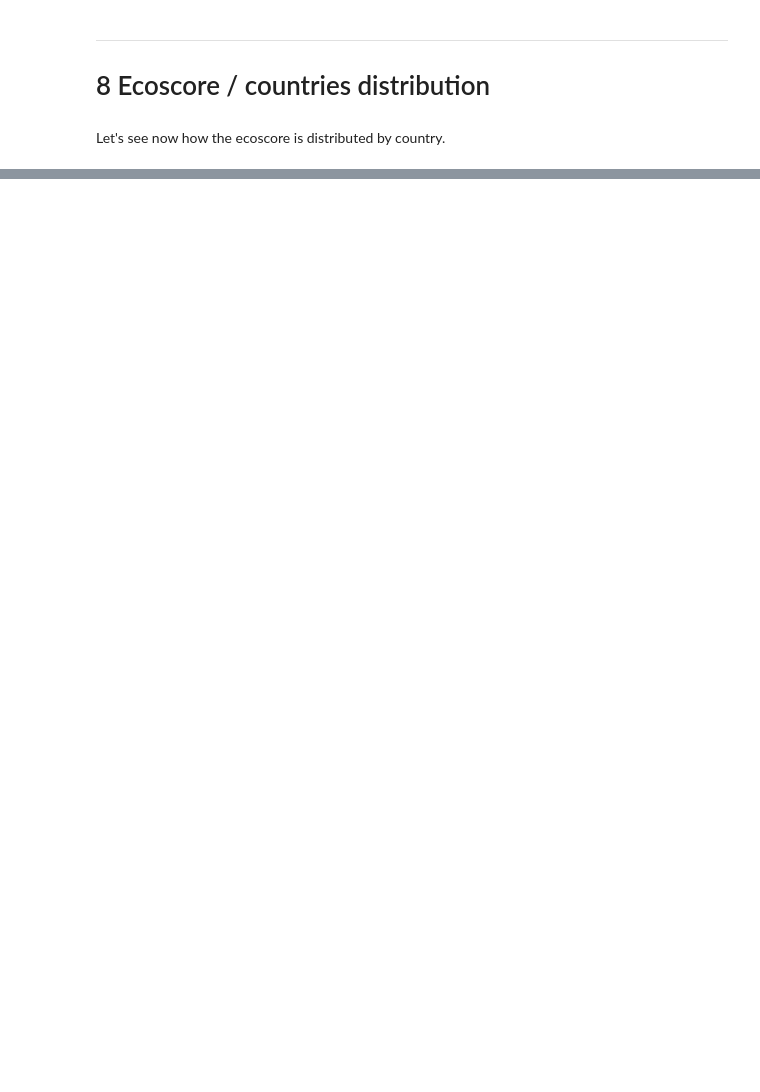
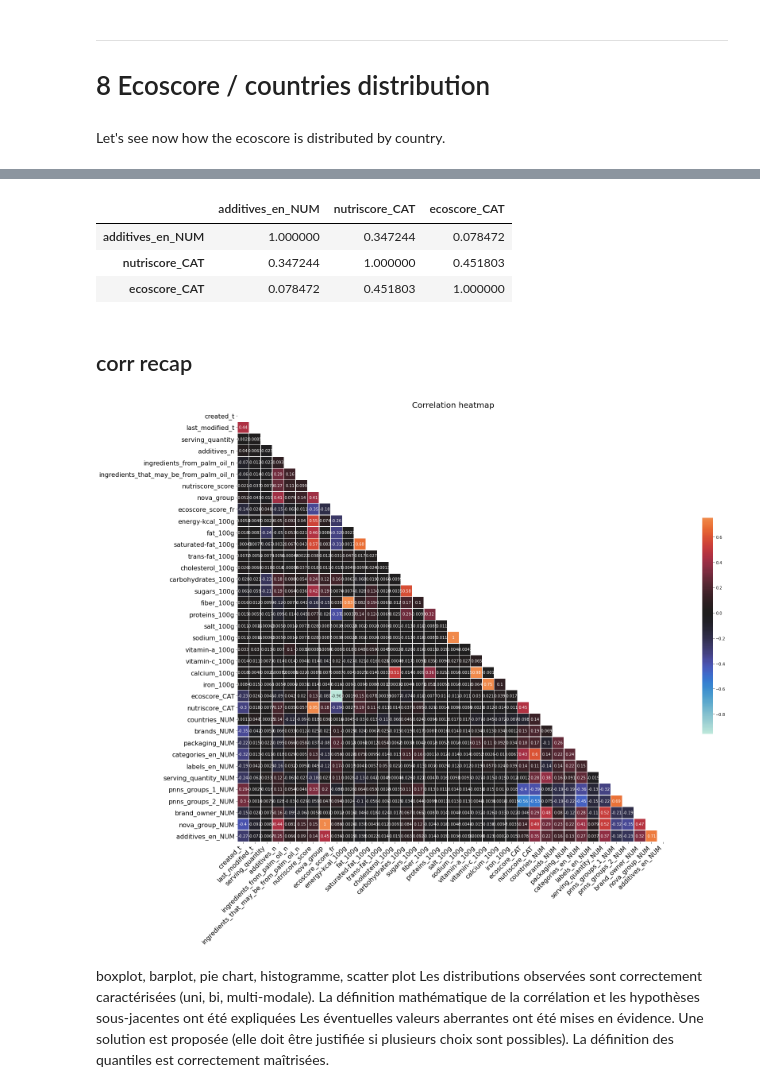
Before and after one commit to curiousmindflow/oc-ml-p2, a Jupyter notebook: exploration.ipynb, the cells around one changed output, grey strips where cells are left out. Saved outputs shown, nothing was run; the diff lists cells and outputs as text; code cells hidden in the pictures; blank space fills up the shorter version.

Commit message:
correlation study in progress

```diff
--- a/exploration.ipynb
+++ b/exploration.ipynb
@@ -276,0 +444,2 @@ plt.show()
+# %%
+data["brand_owner_NUM"] = data["brand_owner"].astype("category").cat.codes
@@ -276,0 +464,2 @@ plt.show()
+# %%
+data["nova_group_NUM"] = data["nova_group"].astype("category").cat.codes
@@ -276,0 +484,2 @@ plt.show()
+# %%
+data["additives_en_NUM"] = data["additives_en"].astype("category").cat.codes
@@ -276,0 +495,31 @@ plt.show()
+# %%
+data.loc[:, ["additives_en_NUM", "nutriscore_CAT", "ecoscore_CAT"]].corr()
+# %% [output]
+|  | additives_en_NUM | nutriscore_CAT | ecoscore_CAT |
+| additives_en_NUM | 1.000000 | 0.347244 | 0.078472 |
+| nutriscore_CAT | 0.347244 | 1.000000 | 0.451803 |
+| ecoscore_CAT | 0.078472 | 0.451803 | 1.000000 |
+# %% [markdown]
+## corr recap
+# %%
+corr = data.corr()
+# %%
+plt.figure(figsize=(30, 20))
+
+mask = np.triu(np.ones_like(corr, dtype=bool))
+
+sns.heatmap(data=corr, mask=mask, annot=True, vmax=.75, center=0,
+            square=True, linewidths=.5, cbar_kws={"shrink": .5})
+
+plt.title("Correlation heatmap", size=20)
+plt.xticks(rotation=45, size=16, ha="right")
+plt.yticks(size=16)
+plt.show()
+# %% [output]
+[figure, added]
+# %% [markdown]
+boxplot, barplot, pie chart, histogramme, scatter plot
+Les distributions observées sont correctement caractérisées (uni, bi, multi-modale).
+ La définition mathématique de la corrélation et les hypothèses sous-jacentes ont été expliquées
+Les éventuelles valeurs aberrantes ont été mises en évidence. Une solution est proposée (elle doit être justifiée si plusieurs choix sont possibles).
+La définition des quantiles est correctement maîtrisées.
```
Also changed, not shown: parts of 56 cells of this notebook, 1 other file.
